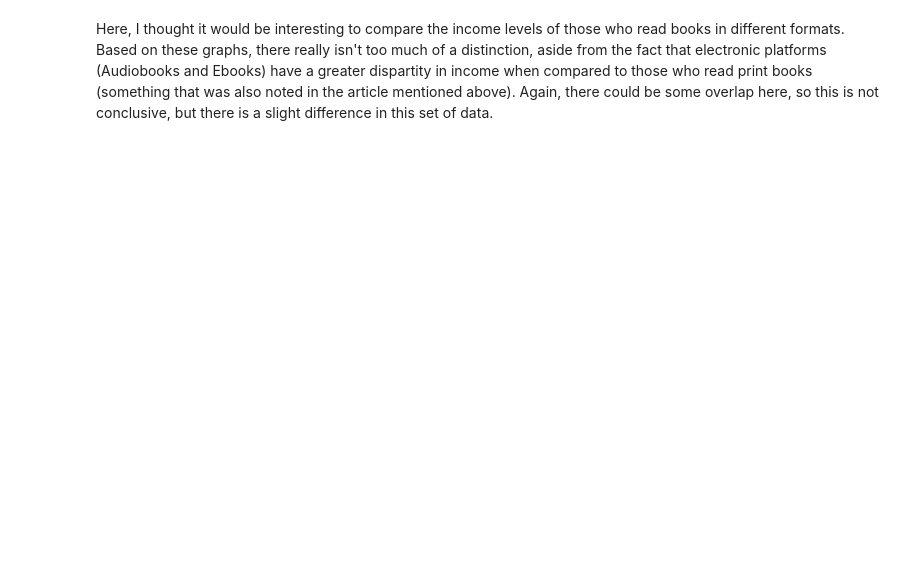
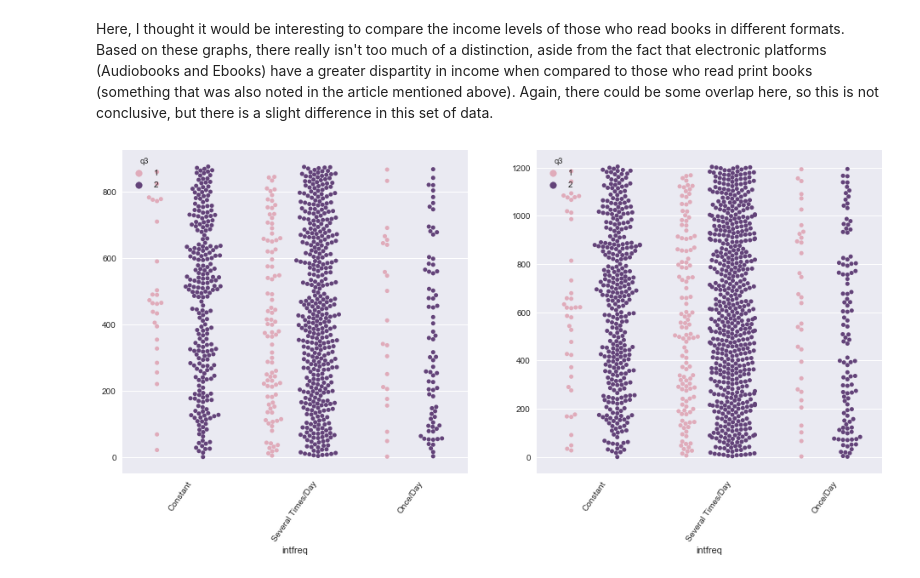
Before and after one commit to Begecky/Pre-Bootcamp-Materials, a Jupyter notebook: Capstone Draft #1.ipynb, the cells around one changed output. Cells and saved outputs as stored; diff of their text form; code cells hidden in the pictures; blank space fills up the shorter version.

```diff
--- a/Capstone Draft #1.ipynb
+++ b/Capstone Draft #1.ipynb
@@ -22,17 +55,14 @@ all_data = pd.DataFrame(data)
 readers = all_data[all_data['books1'] > 20]
 
 # Those who read printed books(not necessarily exclusively):
-prints = all_data[all_data['books2a'] == '1']
-audiobooks = all_data[all_data['books2b'] == '1']
-ebooks = all_data[all_data['books2c'] == '1']
+prints = better_data_x[better_data_x['books2a'] == 1]
+audiobooks = better_data_x[better_data_x['books2b'] == 1]
+ebooks = better_data_x[better_data_x['books2c'] == 1]
 
 # # Counts of people who read various medias
 medias = [prints, audiobooks, ebooks]
 media_type = pd.concat(medias)
 media_beta = media_type[['books2a', 'books2b', 'books2c']]
-
-# Levels of internet use:
-intuse = (all_data.where((all_data.intfreq <= '3' )&(all_data.intfreq >= '1'))).dropna()
 
 # Sometimes feel stressed:
 infostress1 = all_data[all_data['q2a'] == 1]
@@ -41,29 +71,29 @@ infostress1 = all_data[all_data['q2a'] == 1]
 infostress2 = all_data[all_data['q2c'] == 1]
 
 # Definitely overloaded:
-overload = all_data[all_data['q3'] == 1]
+overload = better_data_x[better_data_x['q3'] == 1]
 
 # Like the info:
-like_info = all_data[all_data['q3'] == 2]
-infostress_gen = all_data[all_data['q3'] < 8]
+like_info = better_data_x[better_data_x['q3'] == 2]
+infostress_gen = better_data_x.where((better_data_x.q3 == 2) | (better_data_x.q3 == 1))
 
 # App with message deleting:
-snapchat = all_data[all_data['act128'] == '1']
+snapchat = better_data_x[better_data_x['act128'] == 1]
 
 # Anonymous App
-anonapp = all_data[all_data['act129'] == '1']
+anonapp = better_data_x[better_data_x['act129'] == 1]
 
 # Frequent Twitter Users:
-twitter = (all_data.where((all_data.sns2a == '1') | (all_data.sns2a == '2'))).dropna()
+twitter = better_data_x.where((better_data_x.sns2a == 1) | (better_data_x.sns2a == 2))
 
 # Frequent Facebook Users:
-facebook = (all_data.where((all_data.sns2e == '1') | (all_data.sns2e == '2'))).dropna()
+facebook = better_data_x.where((better_data_x.sns2e == 1) | (better_data_x.sns2e == 2))
 
 # Reading Interests:
-reader_interests = all_data[['q8a', 'q8b', 'q8c', 'q8d']]
+reader_interests = better_data_x[['q8a', 'q8b', 'q8c', 'q8d']]
 
 # Information good or bad?:
-infostatus = (all_data.where((all_data.q4 == 1) | (all_data.q4 == 2))).dropna()
+infostatus = all_data.where((all_data.q4 == 1) | (all_data.q4 == 2))
 # %%
 gender_breakdown = prints.groupby('sex').agg('count').reset_index()
 explode = (0, 0.1)
@@ -111,2 +148,20 @@ plt.show()
 # %% [markdown]
 Here, I thought it would be interesting to compare the income levels of those who read books in different formats.  Based on these graphs, there really isn't too much of a distinction, aside from the fact that electronic platforms (Audiobooks and Ebooks) have a greater dispartity in income when compared to those who read print books (something that was also noted in the article mentioned above).  Again, there could be some overlap here, so this is not conclusive, but there is a slight difference in this set of data.
+# %%
+delta_1 = prints[(prints.intfreq == 3) | (prints.intfreq == 2) | (prints.intfreq == 1)]
+delta_2 = delta_1[(delta_1.q3 <= 2)].reset_index()
+delta_3 = better_data_x[(better_data_x.intfreq == 3) | (better_data_x.intfreq == 2) | (better_data_x.intfreq == 1)]
+delta_4 = delta_3[(delta_3.q3 <= 2)].reset_index()
+# %%
+f, (ax1, ax2) = plt.subplots(1, 2, figsize = (16, 7), sharex = True, sharey = False)
+
+sns.swarmplot(x = 'intfreq', y = delta_2.index, hue = 'q3', data = delta_2,
+            split = True, palette = color_palette_hey, ax = ax1).set_xticklabels(['Constant',
+              'Several Times/Day', 'Once/Day'], rotation = 55)
+sns.swarmplot(x = 'intfreq', y = delta_4.index, hue = 'q3', data = delta_4,
+            split = True, palette = color_palette_hey, ax = ax2).set_xticklabels(['Constant',
+              'Several Times/Day', 'Once/Day'], rotation = 55)
+
+plt.show()
+# %% [output]
+[figure, added]
```
Also changed, not shown: parts of 17 cells of this notebook.
